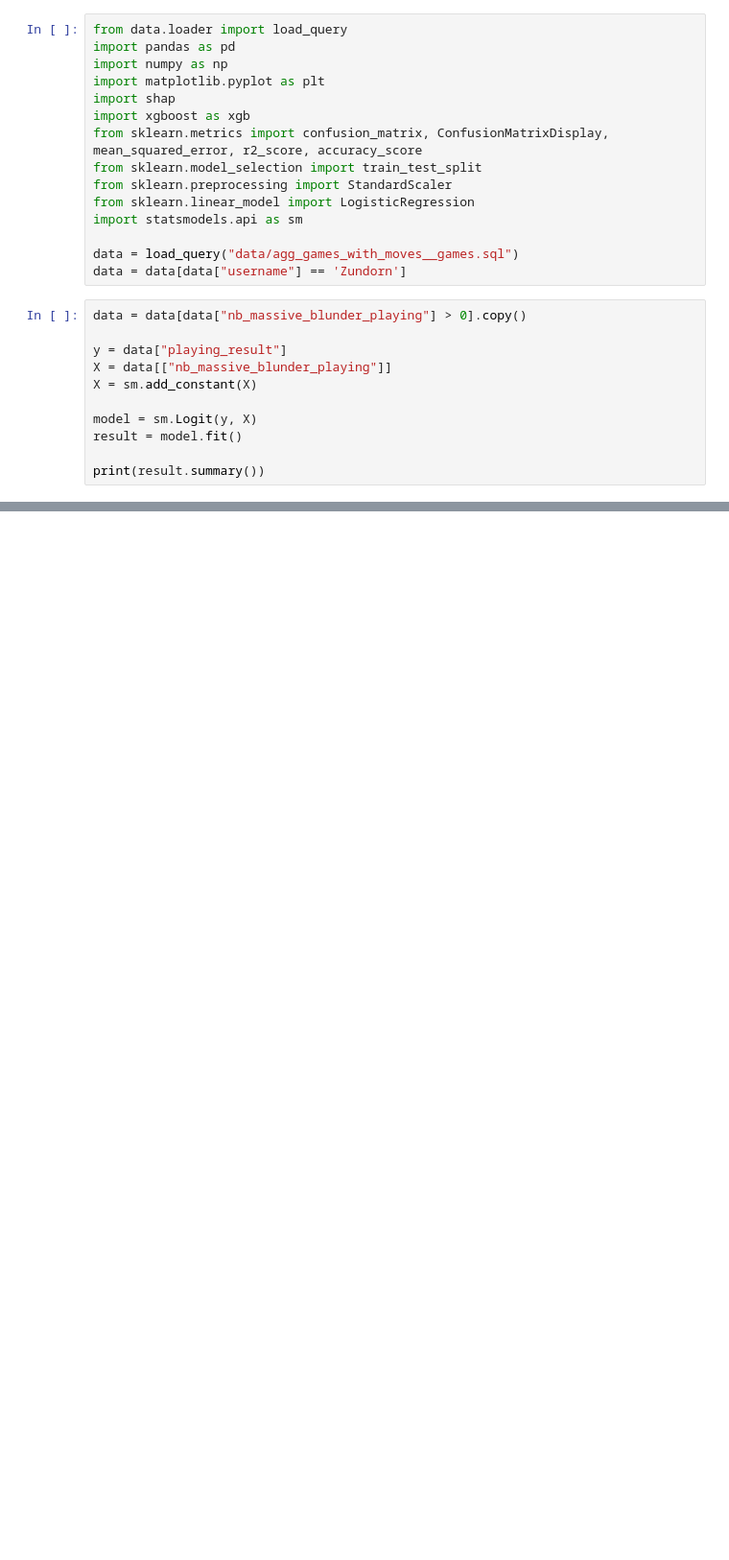
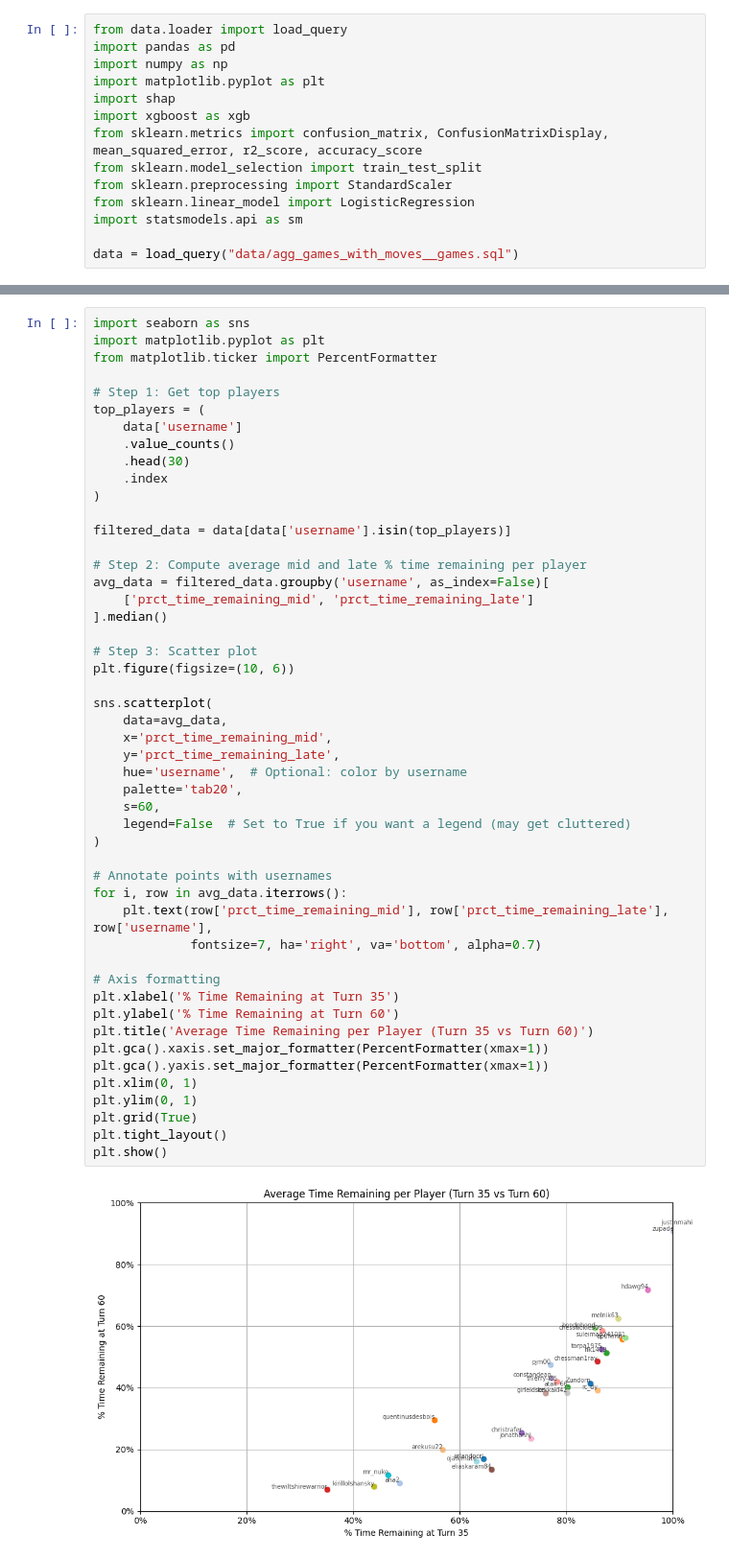
Before and after one commit to gabriellegall/chess_com_bi_pg, a Jupyter notebook: exploratory/chess_analytics.ipynb, the cells around one changed output, grey strips where cells are left out. Shown at 96% size. Drawn from its saved outputs; the diff is of its cells as text; blank space fills up the shorter version.

Commit message:
added time remaining

```diff
--- a/exploratory/chess_analytics.ipynb
+++ b/exploratory/chess_analytics.ipynb
@@ -12,15 +12,3 @@ from sklearn.linear_model import LogisticRegression
 import statsmodels.api as sm
 
 data = load_query("data/agg_games_with_moves__games.sql")
-data = data[data["username"] == 'Zundorn']
-# %%
-data = data[data["nb_massive_blunder_playing"] > 0].copy()
-
-y = data["playing_result"]
-X = data[["nb_massive_blunder_playing"]]
-X = sm.add_constant(X)
-
-model = sm.Logit(y, X)
-result = model.fit()
-
-print(result.summary())
@@ -45,0 +81,51 @@ nb_massive_blunder_playing     0.1030      0.299      0.344      0.731      -0.4
+# %%
+import seaborn as sns
+import matplotlib.pyplot as plt
+from matplotlib.ticker import PercentFormatter
+
+# Step 1: Get top players
+top_players = (
+    data['username']
+    .value_counts()
+    .head(30)
+    .index
+)
+
+filtered_data = data[data['username'].isin(top_players)]
+
+# Step 2: Compute average mid and late % time remaining per player
+avg_data = filtered_data.groupby('username', as_index=False)[
+    ['prct_time_remaining_mid', 'prct_time_remaining_late']
+].median()
+
+# Step 3: Scatter plot
+plt.figure(figsize=(10, 6))
+
+sns.scatterplot(
+    data=avg_data,
+    x='prct_time_remaining_mid',
+    y='prct_time_remaining_late',
+    hue='username',  # Optional: color by username
+    palette='tab20',
+    s=60,
+    legend=False  # Set to True if you want a legend (may get cluttered)
+)
+
+# Annotate points with usernames
+for i, row in avg_data.iterrows():
+    plt.text(row['prct_time_remaining_mid'], row['prct_time_remaining_late'], row['username'],
+             fontsize=7, ha='right', va='bottom', alpha=0.7)
+
+# Axis formatting
+plt.xlabel('% Time Remaining at Turn 35')
+plt.ylabel('% Time Remaining at Turn 60')
+plt.title('Average Time Remaining per Player (Turn 35 vs Turn 60)')
+plt.gca().xaxis.set_major_formatter(PercentFormatter(xmax=1))
+plt.gca().yaxis.set_major_formatter(PercentFormatter(xmax=1))
+plt.xlim(0, 1)
+plt.ylim(0, 1)
+plt.grid(True)
+plt.tight_layout()
+plt.show()
+# %% [output]
+[figure, added]
```
Also changed, not shown: parts of 4 cells of this notebook, 5 other files.
